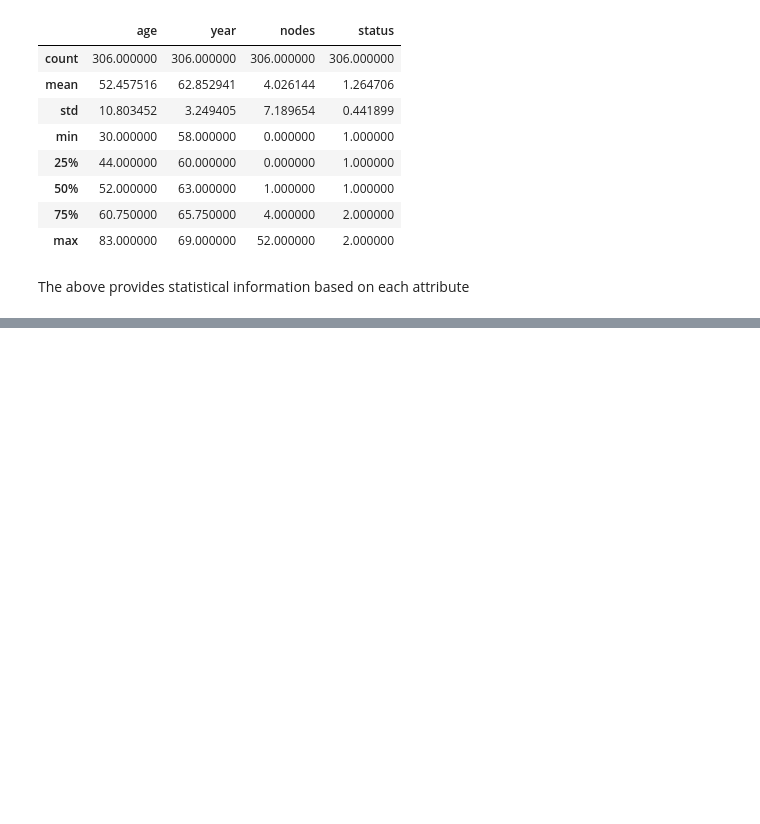
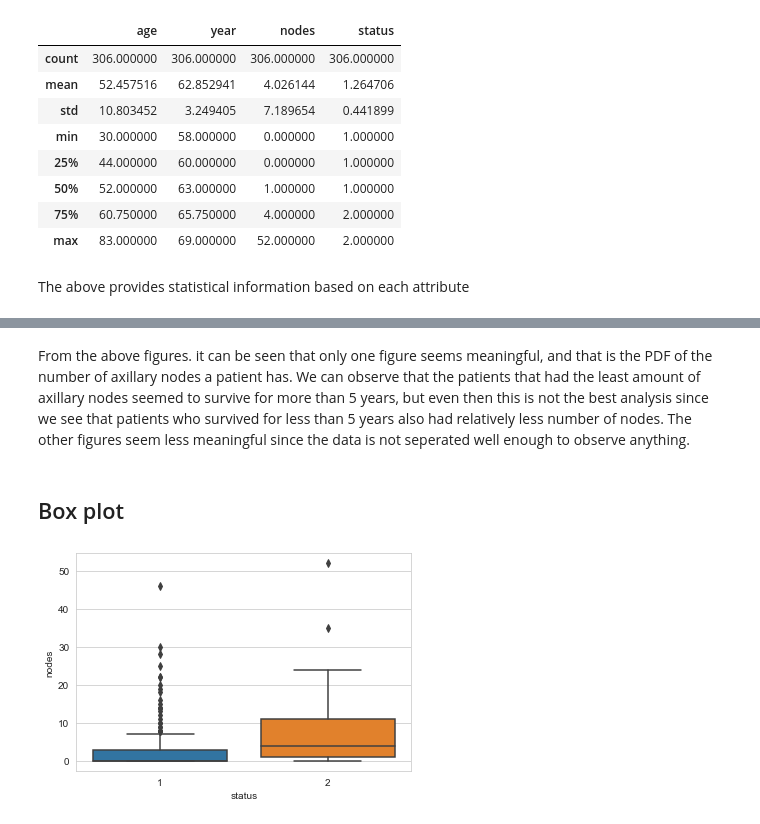
Before and after one commit to MubRab/eda-haberman-cancer-survival, a Jupyter notebook: EDA on Haberman Cancer Survival.ipynb, the cells around one changed output, grey strips where cells are left out. Drawn from its saved outputs; the diff is of its cells as text; code cells hidden in the pictures; blank space fills up the shorter version.

```diff
--- a/EDA on Haberman Cancer Survival.ipynb
+++ b/EDA on Haberman Cancer Survival.ipynb
@@ -62,0 +72,9 @@ The above provides statistical information based on each attribute
+# %% [markdown]
+From the above figures. it can be seen that only one figure seems meaningful, and that is the PDF of the number of axillary nodes a patient has. We can observe that the patients that had the least amount of axillary nodes seemed to survive for more than 5 years, but even then this is not the best analysis since we see that patients who survived for less than 5 years also had relatively less number of nodes. The other figures seem less meaningful since the data is not seperated well enough to observe anything.
+# %% [markdown]
+## Box plot
+# %%
+sns.boxplot(x='status',y='nodes', data=haberman)
+plt.show()
+# %% [output]
+[figure, added]
```
Also changed, not shown: parts of 7 cells of this notebook.
